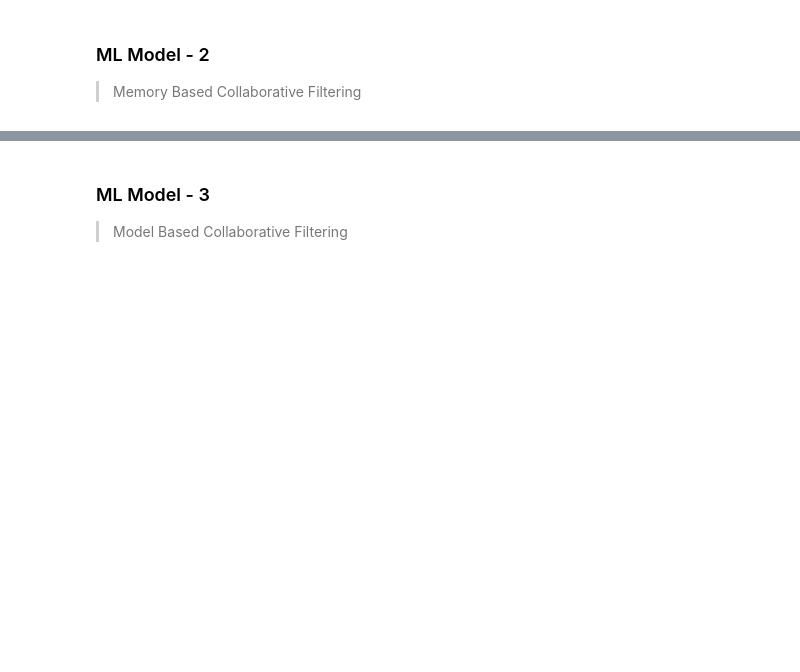
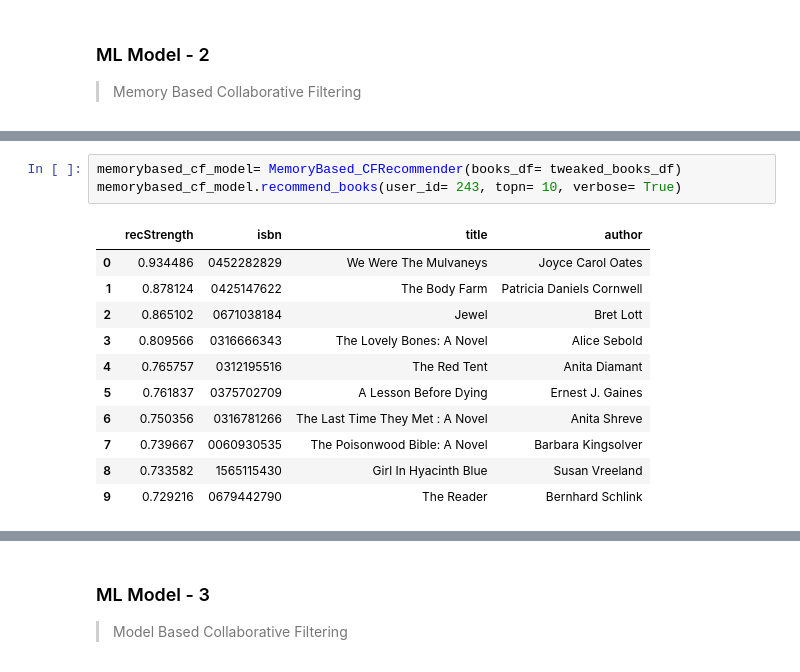
Before and after one commit to bisht-deepak/Capstone-Project-Recommendation-System, a Jupyter notebook: unsupervised-learning-book-recommendation-system.ipynb, the cells around one changed output, grey strips where cells are left out. Drawn from its saved outputs; the diff is of its cells as text; blank space fills up the shorter version.

Commit message:
Kaggle Notebook | Unsupervised Learning- Book Recommendation System | Version 10

```diff
--- a/unsupervised-learning-book-recommendation-system.ipynb
+++ b/unsupervised-learning-book-recommendation-system.ipynb
@@ -1756 +2058,16 @@ class MemoryBased_CFRecommender:
+# %%
+memorybased_cf_model= MemoryBased_CFRecommender(books_df= tweaked_books_df)
+memorybased_cf_model.recommend_books(user_id= 243, topn= 10, verbose= True)
+# %% [output]
+|  | recStrength | isbn | title | author |
+| 0 | 0.934486 | 0452282829 | We Were The Mulvaneys | Joyce Carol Oates |
+| 1 | 0.878124 | 0425147622 | The Body Farm | Patricia Daniels Cornwell |
+| 2 | 0.865102 | 0671038184 | Jewel | Bret Lott |
+| 3 | 0.809566 | 0316666343 | The Lovely Bones: A Novel | Alice Sebold |
+| 4 | 0.765757 | 0312195516 | The Red Tent | Anita Diamant |
+| 5 | 0.761837 | 0375702709 | A Lesson Before Dying | Ernest J. Gaines |
+| 6 | 0.750356 | 0316781266 | The Last Time They Met : A Novel | Anita Shreve |
+| 7 | 0.739667 | 0060930535 | The Poisonwood Bible: A Novel | Barbara Kingsolver |
+| 8 | 0.733582 | 1565115430 | Girl In Hyacinth Blue | Susan Vreeland |
+| 9 | 0.729216 | 0679442790 | The Reader | Bernhard Schlink |
 # %%
```
Also changed, not shown: parts of 42 cells of this notebook.
